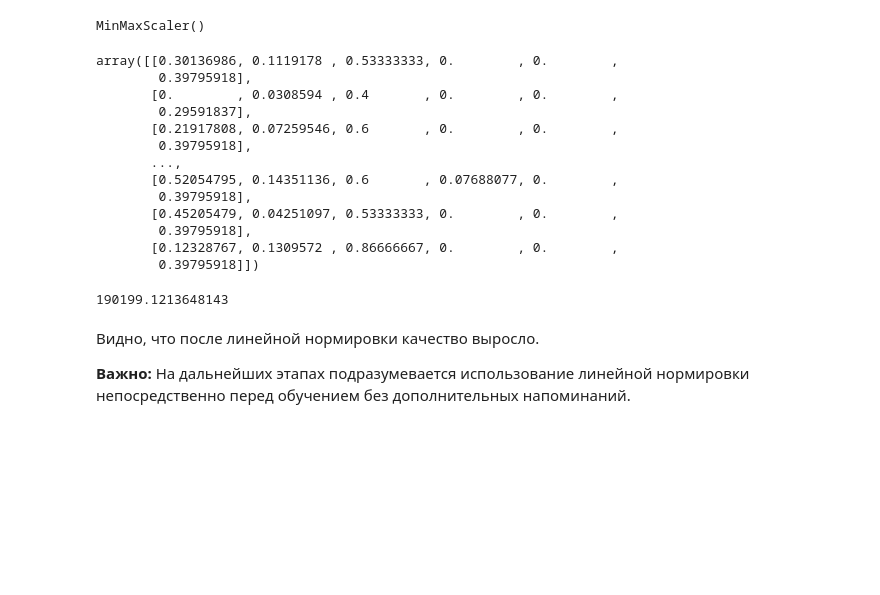
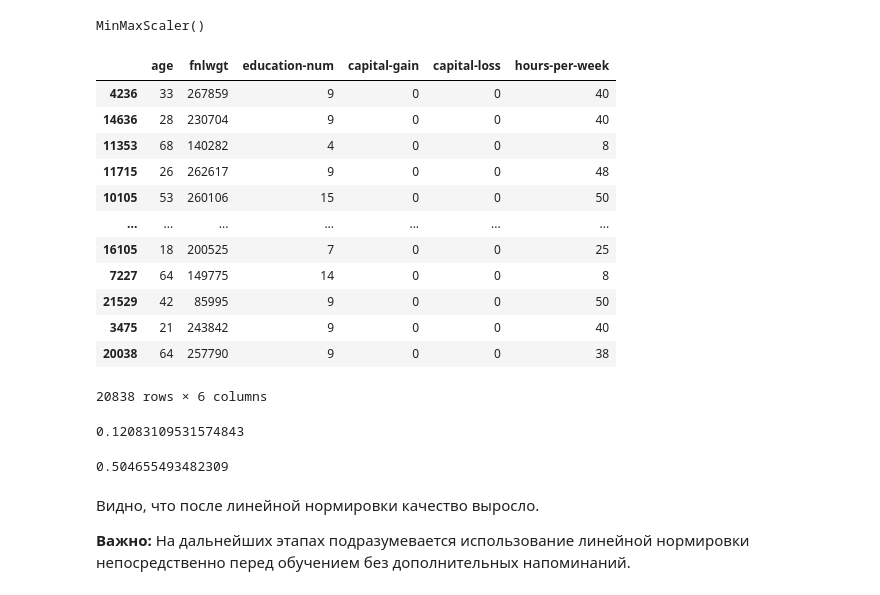
Before and after one commit to muzafarovdan/MyEducation, a Jupyter notebook: ML_OE/courses.openedu.ru_assets_courseware_v1_6463c3461ae565e1acb1005929da8189_asset-v1_ITMOUniversity+INTROMLADVML+fall_2023_ITMO_mag+type@asset+block_KNN_Students.ipynb, the cells around one changed output. Cells and saved outputs as stored; diff of their text form; code cells hidden in the pictures; blank space fills up the shorter version.

```diff
--- a/ML_OE/courses.openedu.ru_assets_courseware_v1_6463c3461ae565e1acb1005929da8189_asset-v1_ITMOUniversity+INTROMLADVML+fall_2023_ITMO_mag+type@asset+block_KNN_Students.ipynb
+++ b/ML_OE/courses.openedu.ru_assets_courseware_v1_6463c3461ae565e1acb1005929da8189_asset-v1_ITMOUniversity+INTROMLADVML+fall_2023_ITMO_mag+type@asset+block_KNN_Students.ipynb
@@ -166,23 +166,24 @@ scaler.fit(X_train)
 # %% [output]
 MinMaxScaler()
 # %%
-scaler.transform(X_train)
-scaler.transform(X_test)
+X_train_scaler= scaler.transform(X_train)
+X_test_scaler = scaler.transform(X_test)
+X_train
 # %% [output]
+|  | age | fnlwgt | education-num | capital-gain | capital-loss | hours-per-week |
+| 4236 | 33 | 267859 | 9 | 0 | 0 | 40 |
+| 14636 | 28 | 230704 | 9 | 0 | 0 | 40 |
+| 11353 | 68 | 140282 | 4 | 0 | 0 | 8 |
+| 11715 | 26 | 262617 | 9 | 0 | 0 | 48 |
+| 10105 | 53 | 260106 | 15 | 0 | 0 | 50 |
+| ... | ... | ... | ... | ... | ... | ... |
+| 16105 | 18 | 200525 | 7 | 0 | 0 | 25 |
+| 7227 | 64 | 149775 | 14 | 0 | 0 | 8 |
+| 21529 | 42 | 85995 | 9 | 0 | 0 | 50 |
+| 3475 | 21 | 243842 | 9 | 0 | 0 | 40 |
+| 20038 | 64 | 257790 | 9 | 0 | 0 | 38 |
-array([[0.30136986, 0.1119178 , 0.53333333, 0.        , 0.        ,
-        0.39795918],
-       [0.        , 0.0308594 , 0.4       , 0.        , 0.        ,
-        0.29591837],
-       [0.21917808, 0.07259546, 0.6       , 0.        , 0.        ,
-        0.39795918],
-       ...,
-       [0.52054795, 0.14351136, 0.6       , 0.07688077, 0.        ,
-        0.39795918],
-       [0.45205479, 0.04251097, 0.53333333, 0.        , 0.        ,
-        0.39795918],
-       [0.12328767, 0.1309572 , 0.86666667, 0.        , 0.        ,
-        0.39795918]])
+20838 rows × 6 columns
-# %%
-X_train['fnlwgt'].mean()
-# %% [output]
-190199.1213648143
+# %%
+X_train_scaler[:, 1].mean()
+# %% [output]
+0.12083109531574843
@@ -189,3 +194,7 @@ X_train['fnlwgt'].mean()
+# %%
+f1_score(y_test,y_predict_scal)
+# %% [output]
+0.504655493482309
 # %% [markdown]
 Видно, что после линейной нормировки качество выросло.
 
```
Also changed, not shown: parts of 11 cells of this notebook, 1 other file.
